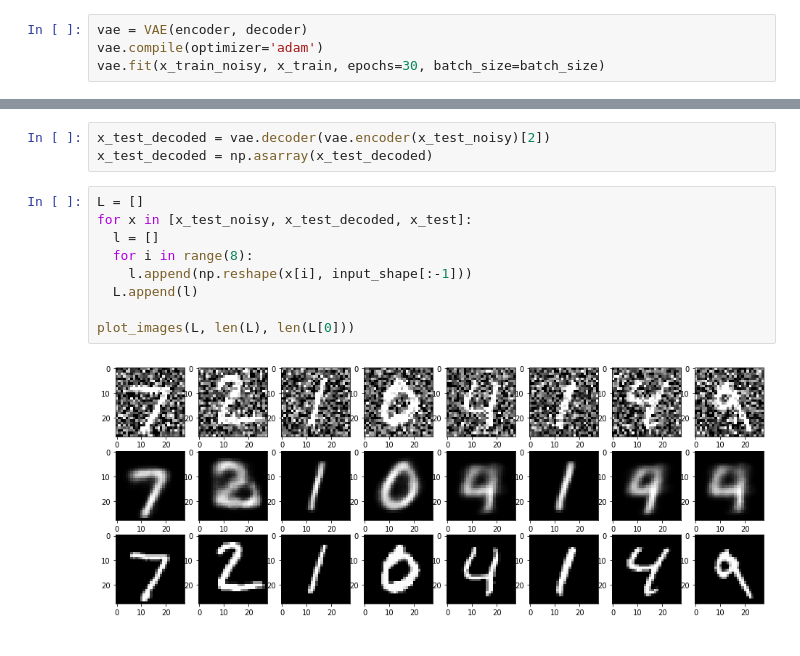
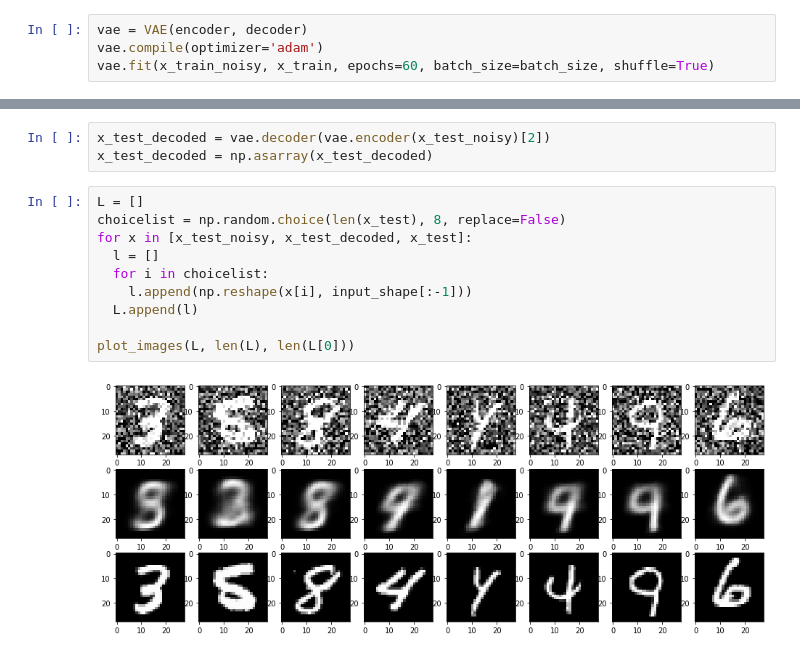
Before and after one commit to aneesh-kaitou1412/vae-mnist, a Jupyter notebook: Convolutional_VAE_MNIST_denoising.ipynb, the cells around one changed output, grey strips where cells are left out. Drawn from its saved outputs; the diff is of its cells as text.

```diff
--- a/Convolutional_VAE_MNIST_denoising.ipynb
+++ b/Convolutional_VAE_MNIST_denoising.ipynb
@@ -229,5 +229,5 @@ class VAE(Model):
 # %%
 vae = VAE(encoder, decoder)
 vae.compile(optimizer='adam')
-vae.fit(x_train_noisy, x_train, epochs=30, batch_size=batch_size)
+vae.fit(x_train_noisy, x_train, epochs=60, batch_size=batch_size, shuffle=True)
 # %% [output]
@@ -263,12 +263,13 @@ x_test_decoded = vae.decoder(vae.encoder(x_test_noisy)[2])
 x_test_decoded = np.asarray(x_test_decoded)
 # %%
 L = []
+choicelist = np.random.choice(len(x_test), 8, replace=False)
 for x in [x_test_noisy, x_test_decoded, x_test]:
   l = []
-  for i in range(8):
+  for i in choicelist:
     l.append(np.reshape(x[i], input_shape[:-1]))
   L.append(l)
 
 plot_images(L, len(L), len(L[0]))
 # %% [output]
-[figure, old version]
+[figure, new version]
```
Also changed, not shown: parts of 13 cells of this notebook.
